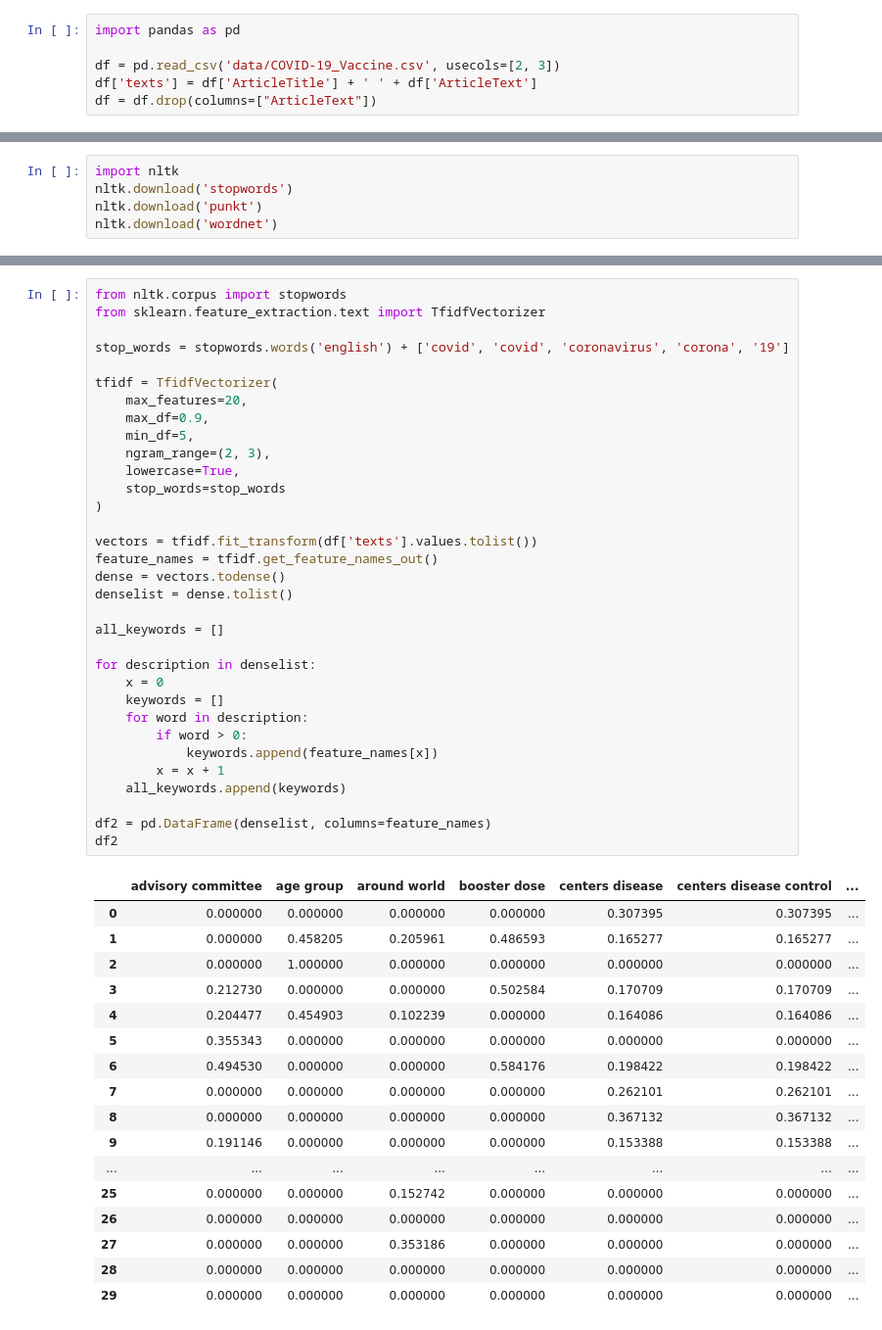
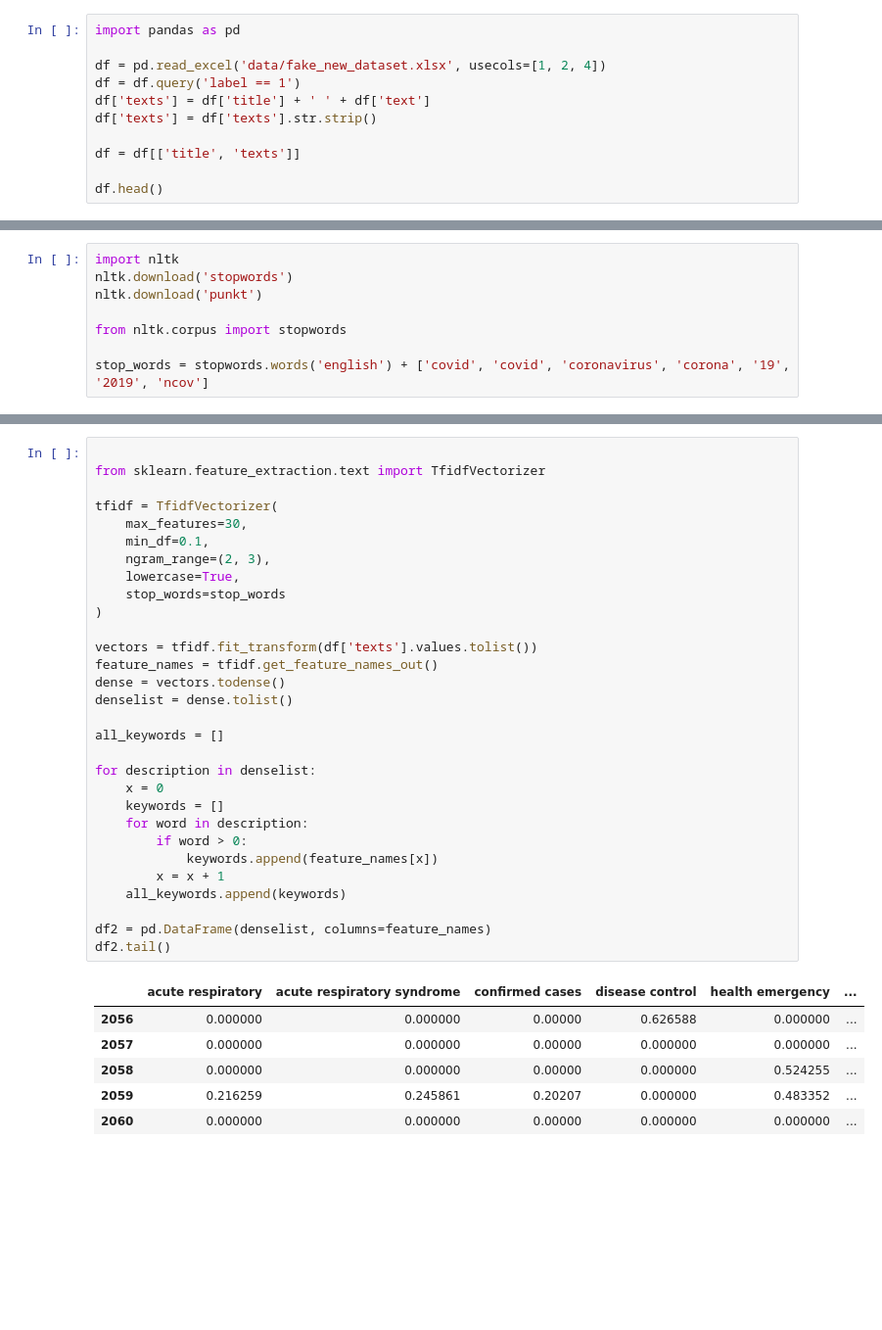
Before and after one commit to 31Lukas/analyza_dopytov_z_vyhladavaca, a Jupyter notebook: tf_idf.ipynb, the cells around one changed output, grey strips where cells are left out. Shown at 98% size. Cells and saved outputs as stored; diff of their text form; blank space fills up the shorter version.

```diff
--- a/tf_idf.ipynb
+++ b/tf_idf.ipynb
@@ -55,6 +56,11 @@ Na nacitanie vstupneho datasetu pouzijeme kniznicu *pandas*.
 # %%
 import pandas as pd
 
-df = pd.read_csv('data/COVID-19_Vaccine.csv', usecols=[2, 3])
-df['texts'] = df['ArticleTitle'] + ' ' + df['ArticleText']
-df = df.drop(columns=["ArticleText"])
+df = pd.read_excel('data/fake_new_dataset.xlsx', usecols=[1, 2, 4])
+df = df.query('label == 1')
+df['texts'] = df['title'] + ' ' + df['text']
+df['texts'] = df['texts'].str.strip()
+
+df = df[['title', 'texts']]
+
+df.head()
@@ -64,7 +79,10 @@ Nasledne si predspracujeme vstupne data
 import nltk
 nltk.download('stopwords')
 nltk.download('punkt')
-nltk.download('wordnet')
+
+from nltk.corpus import stopwords
+
+stop_words = stopwords.words('english') + ['covid', 'covid', 'coronavirus', 'corona', '19', '2019', 'ncov']
 # %% [output]
 [nltk_data] Downloading package stopwords to /home/godric/nltk_data...
 [nltk_data]   Package stopwords is already up-to-date!
@@ -85,51 +99,37 @@ df.head()
 # %%
-from nltk.corpus import stopwords
+
 from sklearn.feature_extraction.text import TfidfVectorizer
 
-stop_words = stopwords.words('english') + ['covid', 'covid', 'coronavirus', 'corona', '19']
-
 tfidf = TfidfVectorizer(
-    max_features=20,
-    max_df=0.9,
-    min_df=5,
+    max_features=30,
+    min_df=0.1,
     ngram_range=(2, 3),
     lowercase=True,
     stop_words=stop_words
 )
 
 vectors = tfidf.fit_transform(df['texts'].values.tolist())
 feature_names = tfidf.get_feature_names_out()
 dense = vectors.todense()
 denselist = dense.tolist()
 
 all_keywords = []
 
 for description in denselist:
     x = 0
     keywords = []
     for word in description:
         if word > 0:
             keywords.append(feature_names[x])
         x = x + 1
     all_keywords.append(keywords)
 
 df2 = pd.DataFrame(denselist, columns=feature_names)
-df2
+df2.tail()
 # %% [output]
-|  | advisory committee | age group | around world | booster dose | centers disease | centers disease control | ... |
-| 0 | 0.000000 | 0.000000 | 0.000000 | 0.000000 | 0.307395 | 0.307395 | ... |
-| 1 | 0.000000 | 0.458205 | 0.205961 | 0.486593 | 0.165277 | 0.165277 | ... |
-| 2 | 0.000000 | 1.000000 | 0.000000 | 0.000000 | 0.000000 | 0.000000 | ... |
-| 3 | 0.212730 | 0.000000 | 0.000000 | 0.502584 | 0.170709 | 0.170709 | ... |
-| 4 | 0.204477 | 0.454903 | 0.102239 | 0.000000 | 0.164086 | 0.164086 | ... |
-| 5 | 0.355343 | 0.000000 | 0.000000 | 0.000000 | 0.000000 | 0.000000 | ... |
-| 6 | 0.494530 | 0.000000 | 0.000000 | 0.584176 | 0.198422 | 0.198422 | ... |
-| 7 | 0.000000 | 0.000000 | 0.000000 | 0.000000 | 0.262101 | 0.262101 | ... |
-| 8 | 0.000000 | 0.000000 | 0.000000 | 0.000000 | 0.367132 | 0.367132 | ... |
-| 9 | 0.191146 | 0.000000 | 0.000000 | 0.000000 | 0.153388 | 0.153388 | ... |
-| ... | ... | ... | ... | ... | ... | ... | ... |
-| 25 | 0.000000 | 0.000000 | 0.152742 | 0.000000 | 0.000000 | 0.000000 | ... |
-| 26 | 0.000000 | 0.000000 | 0.000000 | 0.000000 | 0.000000 | 0.000000 | ... |
-| 27 | 0.000000 | 0.000000 | 0.353186 | 0.000000 | 0.000000 | 0.000000 | ... |
-| 28 | 0.000000 | 0.000000 | 0.000000 | 0.000000 | 0.000000 | 0.000000 | ... |
-| 29 | 0.000000 | 0.000000 | 0.000000 | 0.000000 | 0.000000 | 0.000000 | ... |
+|  | acute respiratory | acute respiratory syndrome | confirmed cases | disease control | health emergency | ... |
+| 2056 | 0.000000 | 0.000000 | 0.00000 | 0.626588 | 0.000000 | ... |
+| 2057 | 0.000000 | 0.000000 | 0.00000 | 0.000000 | 0.000000 | ... |
+| 2058 | 0.000000 | 0.000000 | 0.00000 | 0.000000 | 0.524255 | ... |
+| 2059 | 0.216259 | 0.245861 | 0.20207 | 0.000000 | 0.483352 | ... |
+| 2060 | 0.000000 | 0.000000 | 0.00000 | 0.000000 | 0.000000 | ... |
```
Also changed, not shown: parts of 13 cells of this notebook, 3 other files.
